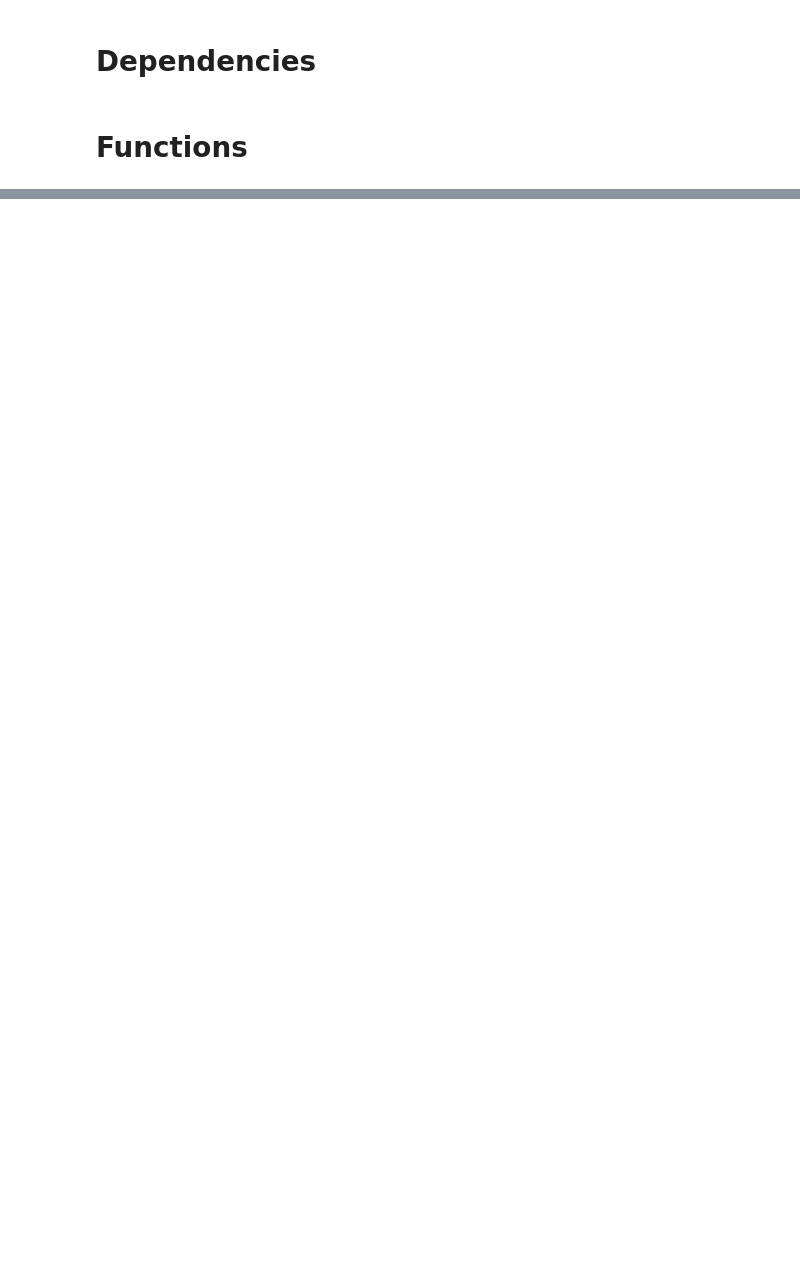
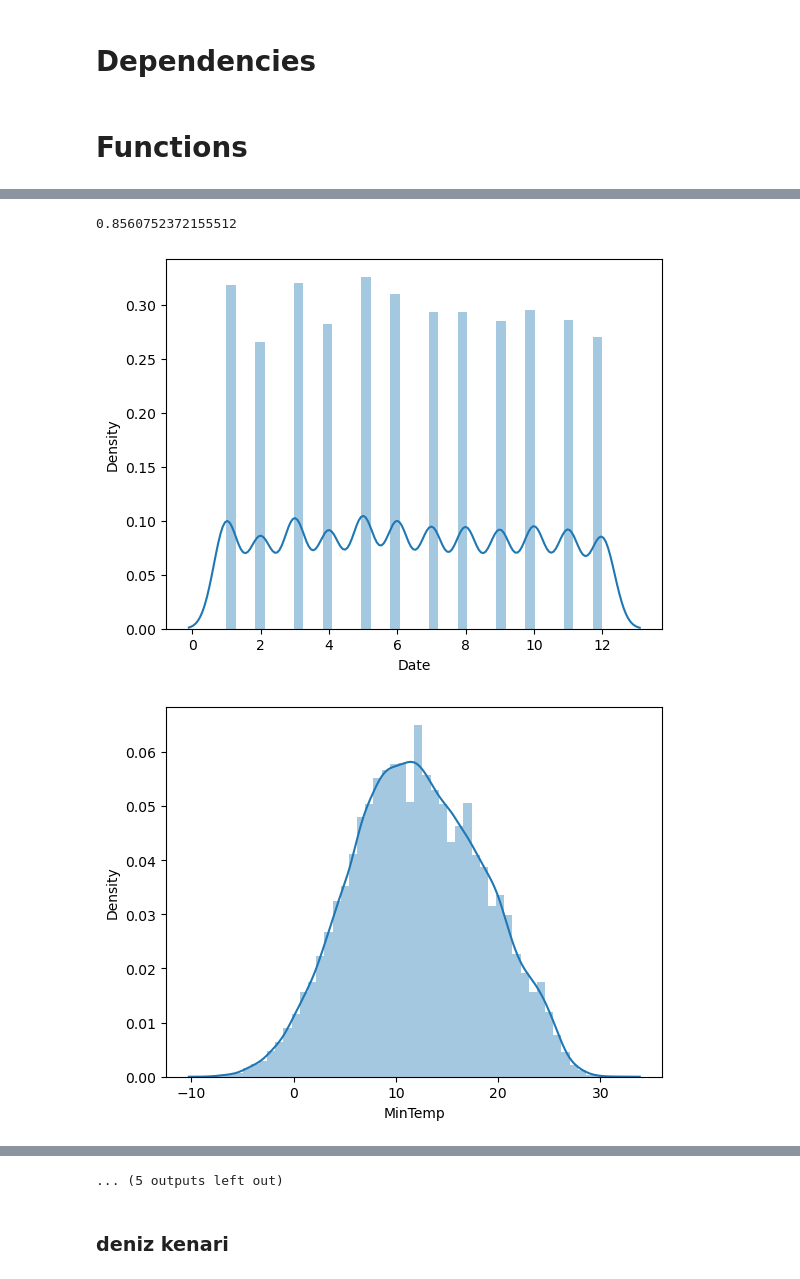
Before and after one commit to Rurushu13/Hackaton-Practice, a Jupyter notebook: main.ipynb, the cells around one changed output, grey strips where cells are left out. Saved outputs shown, nothing was run; the diff lists cells and outputs as text; code cells hidden in the pictures; blank space fills up the shorter version.

```diff
--- a/main.ipynb
+++ b/main.ipynb
@@ -160,0 +490,4 @@ def precision_recall_curve(est, X_train, y_train_binary):
+# %%
+pipe_XGBC.fit(X_train, y_train)
+y_pred = pipe_XGBC.predict(X_test)
+met.accuracy_score(y_test, y_pred)
@@ -160,0 +574,6 @@ def precision_recall_curve(est, X_train, y_train_binary):
+# %%
+X_train, X_test, y_train, y_test = mod.train_test_split(
+    train_df.drop(["RainTomorrow","ID"], axis=1), train_df["RainTomorrow"], test_size=0.25, random_state=42)
+# %%
+num_columns = list(X_train.select_dtypes(exclude="object").columns)
+cat_columns = list(X_train.select_dtypes(include="object").columns)
@@ -160,0 +630,6 @@ def precision_recall_curve(est, X_train, y_train_binary):
+# %%
+pipe_XGBC.fit(X_train, y_train)
+y_pred = pipe_XGBC.predict(X_test)
+met.accuracy_score(y_test, y_pred)
+# %% [output]
+0.8560752372155512
@@ -160,0 +638,7 @@ def precision_recall_curve(est, X_train, y_train_binary):
+# %%
+for col in num_columns:
+    sns.distplot(X_train[col])
+    plt.show()
+# %% [output]
+[figure, added]
+[figure, added]
@@ -160,0 +655,3 @@ def precision_recall_curve(est, X_train, y_train_binary):
+... (5 outputs left out)
+# %% [markdown]
+### deniz kenari
```
Also changed, not shown: parts of 93 cells of this notebook, 8 other files.
